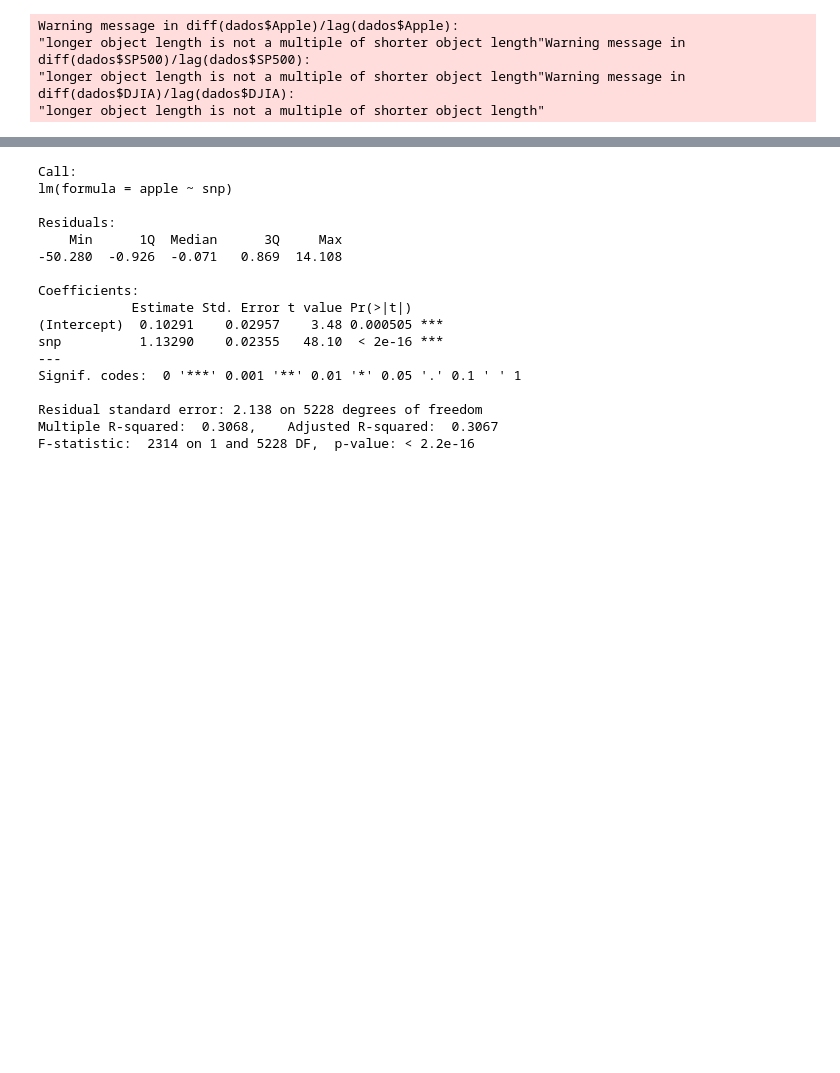
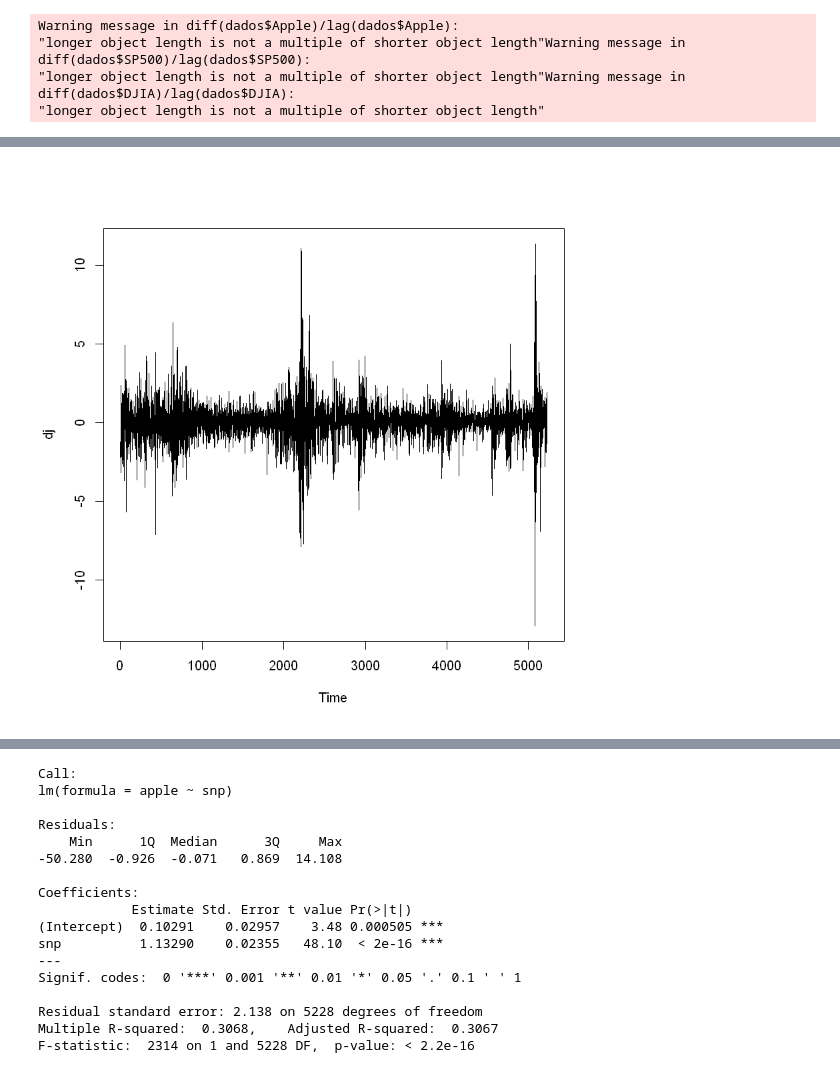
Before and after one commit to dcuoliveira/fgv-financial-econometrics, a Jupyter notebook: src/Optimal_headging_linear_model.ipynb, the cells around one changed output, grey strips where cells are left out. Saved outputs shown, nothing was run; the diff lists cells and outputs as text; code cells hidden in the pictures; blank space fills up the shorter version.

```diff
--- a/src/Optimal_headging_linear_model.ipynb
+++ b/src/Optimal_headging_linear_model.ipynb
@@ -35,0 +43,4 @@ Warning message in diff(dados$Apple)/lag(dados$Apple):
+# %%
+ts.plot(dj)
+# %% [output]
+[figure, added]
```
Also changed, not shown: parts of 21 cells of this notebook.
